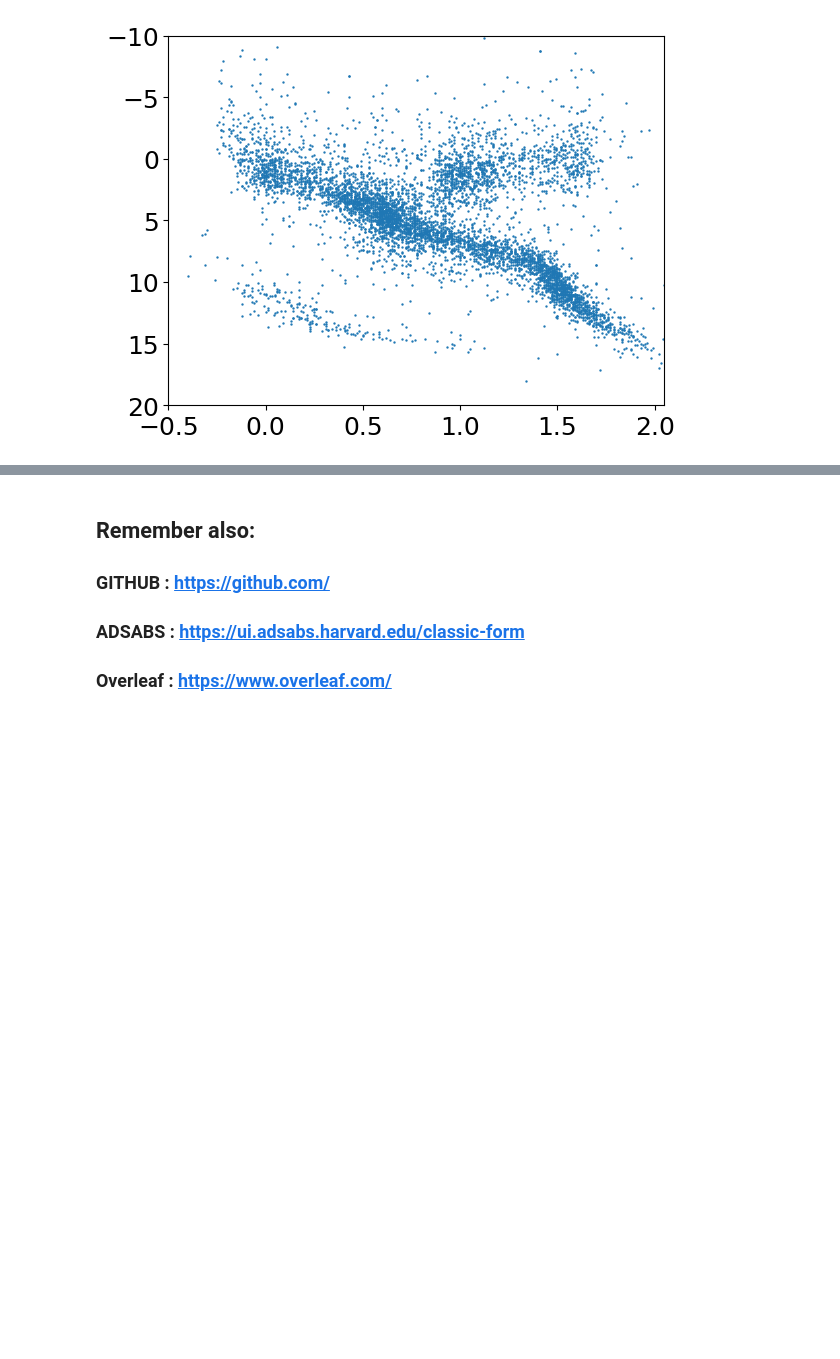
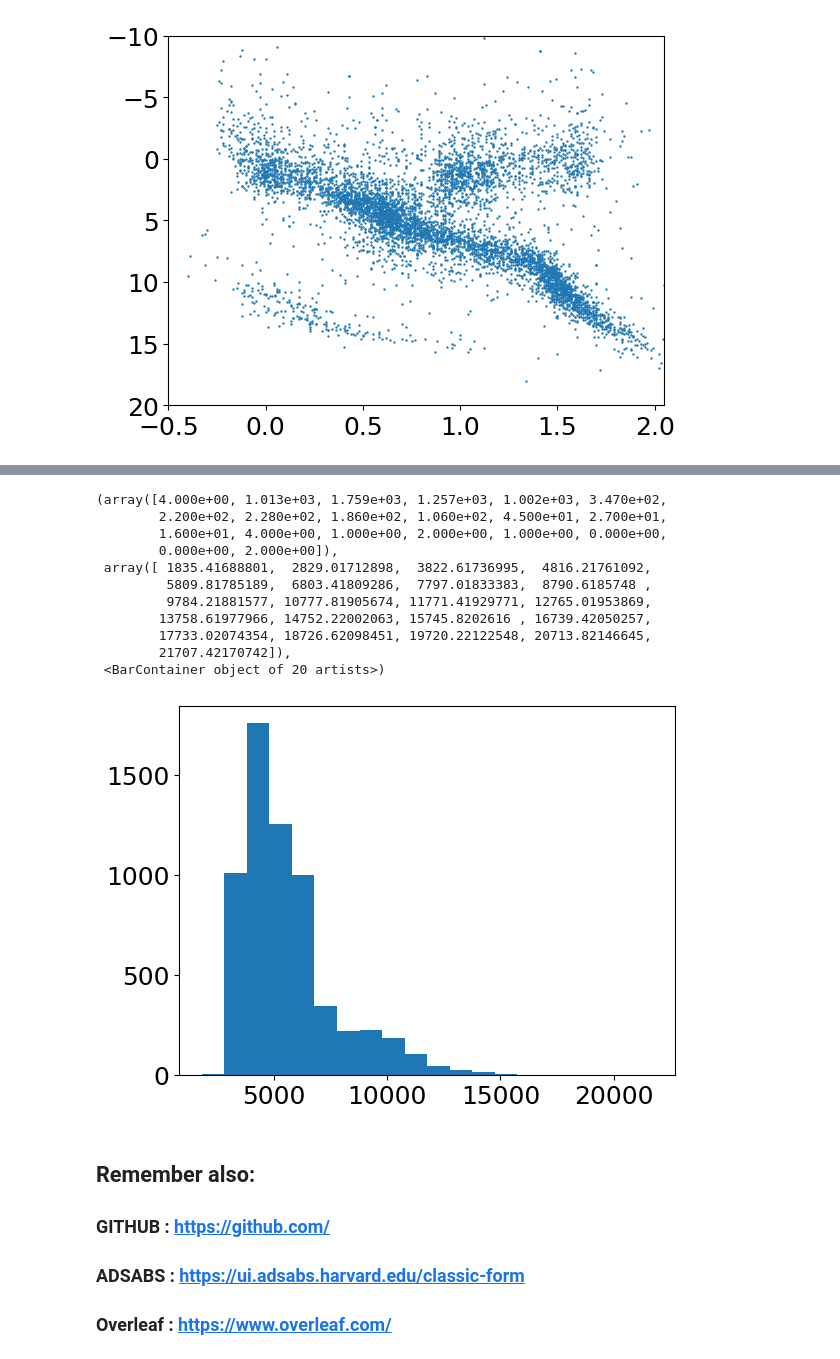
Before and after one commit to ivanzmilic/taipss, a Jupyter notebook: handson/handson1.ipynb, the cells around one changed output, grey strips where cells are left out. Cells and saved outputs as stored; diff of their text form; code cells hidden in the pictures; blank space fills up the shorter version.

```diff
--- a/handson/handson1.ipynb
+++ b/handson/handson1.ipynb
@@ -100,3 +144,23 @@ plt.xlim([-0.5,2.05])
+# %%
+## According to the so called Ballestero's formula, check : https://en.wikipedia.org/wiki/Color_index and references therein:
+CI = stars[2]
+T = 4600 * (1.0 / (0.92 * CI + 1.7) + 1.0 / (0.92 * CI + 0.62))
+# %%
+plt.hist(T, bins = 20)
+plt.xlabel("Te
+# %% [output]
+(array([4.000e+00, 1.013e+03, 1.759e+03, 1.257e+03, 1.002e+03, 3.470e+02,
+        2.200e+02, 2.280e+02, 1.860e+02, 1.060e+02, 4.500e+01, 2.700e+01,
+        1.600e+01, 4.000e+00, 1.000e+00, 2.000e+00, 1.000e+00, 0.000e+00,
+        0.000e+00, 2.000e+00]),
+ array([ 1835.41688801,  2829.01712898,  3822.61736995,  4816.21761092,
+         5809.81785189,  6803.41809286,  7797.01833383,  8790.6185748 ,
+         9784.21881577, 10777.81905674, 11771.41929771, 12765.01953869,
+        13758.61977966, 14752.22002063, 15745.8202616 , 16739.42050257,
+        17733.02074354, 18726.62098451, 19720.22122548, 20713.82146645,
+        21707.42170742]),
+ <BarContainer object of 20 artists>)
+[figure, added]
 # %% [markdown]
 ## Remember also:
 
```
Also changed, not shown: parts of 10 cells of this notebook, 1 other file.
